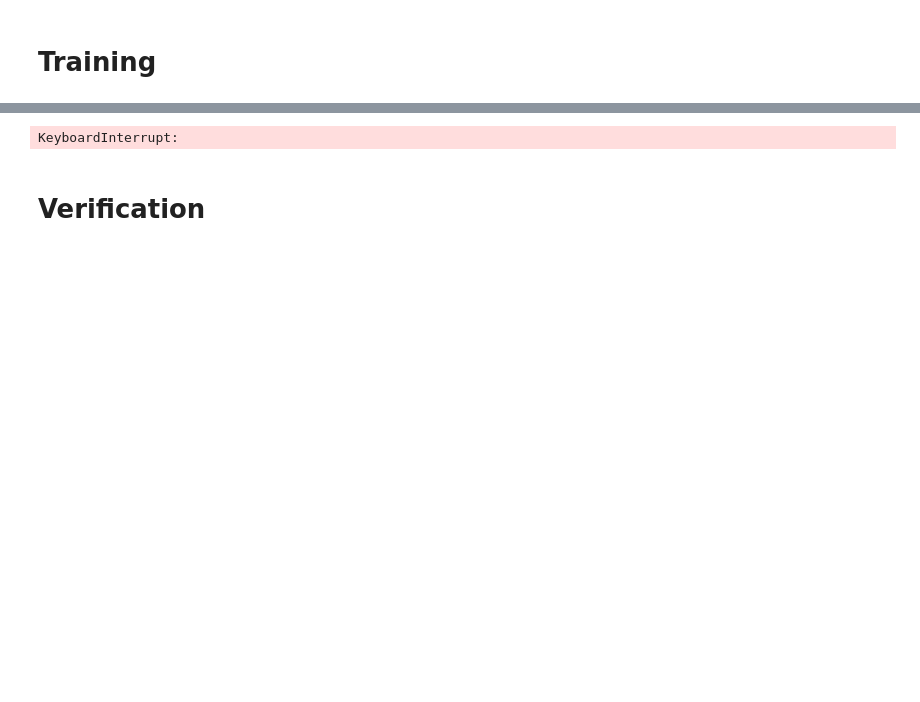
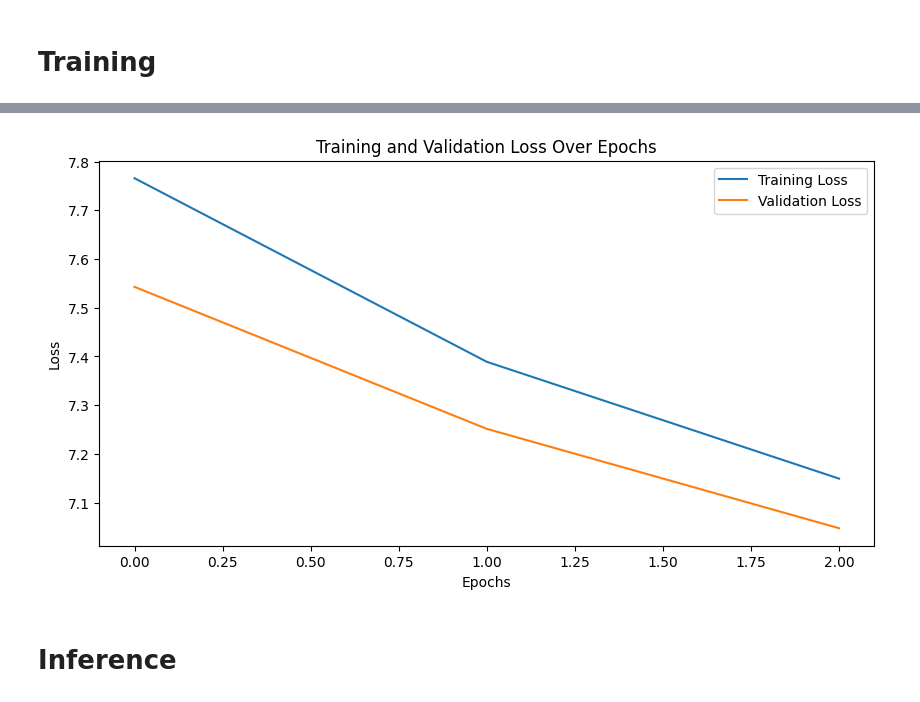
Before and after one commit to El-oan/computer_vision, a Jupyter notebook: attention/attention.ipynb, the cells around one changed output, grey strips where cells are left out. Drawn from its saved outputs; the diff is of its cells as text; code cells hidden in the pictures; blank space fills up the shorter version.

Commit message:
[ADD] simplified and plot added

```diff
--- a/attention/attention.ipynb
+++ b/attention/attention.ipynb
@@ -364,8 +368,6 @@ def run_epoch(data_iter, model, loss_compute, optimizer, scheduler, mode="train"
 # %%
 def rate(step, model_size, factor, warmup):
-    """
-    Adaptive step rate, linear warmup, then square root decay
-    """
+    "Adaptive step rate, linear warmup, then square root decay"
     if step == 0:
         step = 1
     rate = factor * (
@@ -410,11 +412,11 @@ from tokenizers.processors import TemplateProcessing
 from tokenizers.decoders import BPEDecoder
 # %%
 def load_data(data_path=DATA_PATH):
-    print(f"Reading data from {data_path}...")
     df = pd.read_csv(
         data_path,
         engine='python',        # Robust parser
-        on_bad_lines='skip'
+        on_bad_lines='skip',
+        nrows=1000000
     )
     train_src = df['fr'].tolist() # Source is French
     train_tgt = df['en'].tolist() # Target is English
@@ -479 +521,20 @@ class Embeddings(nn.Module):
+# %%
+def collate_batch(batch, src_tokenizer, tgt_tokenizer, max_padding=128, pad_id=1,):
+    "Makes every sentence have the same lenght to get a tensor"
+
+    src_list, tgt_list = [], []
+
+    for (sentence_src, sentence_tgt) in batch:
+        encoded_src = src_tokenizer.encode(sentence_src).ids
+        encoded_tgt = tgt_tokenizer.encode(sentence_tgt).ids
+        src_tensor = torch.tensor(encoded_src, dtype=torch.int64, device=DEVICE)
+        tgt_tensor = torch.tensor(encoded_tgt, dtype=torch.int64, device=DEVICE)
+
+        # Pad to fixed length
+        src_list.append(pad(src_tensor, (0, max_padding - len(src_tensor)), value=pad_id))
+        tgt_list.append(pad(tgt_tensor, (0, max_padding - len(tgt_tensor)), value=pad_id))
+
+    src = torch.stack(src_list)
+    tgt = torch.stack(tgt_list)
+    return (src, tgt)
 # %%
@@ -693,20 +671,7 @@ class DummyScheduler:
 # %%
 # Launch the training process
 if __name__ == "__main__":
-    print("Configuration loaded.")
-
-    print(f"Dataset found at {DATA_PATH}. Initializing training...")
+    print(f"Dataset found at {DATA_PATH} Initializing training...")
     tokenizer_src, tokenizer_tgt = load_tokenizers(data_path=DATA_PATH)
-    config = {
-        "batch_size": 32,
-        "distributed": False,
-        "num_epochs": 10,
-        "accum_iter": 10,
-        "base_lr": 1.0,
-        "max_padding": 72,
-        "warmup": 3000,
-        "file_prefix": "wmt14_model_",
-    }
-
-    train_model(tokenizer_src, tokenizer_tgt, config)
+    train_model(tokenizer_src, tokenizer_tgt, CONFIG)
 # %% [output]
@@ -728,6 +695,6 @@ Epoch Step:     41 | Accumulation Step:   5 | Loss:   7.83 | Tokens / Sec:  1137
-KeyboardInterrupt:
+[figure, added]
 # %% [markdown]
-# Verification
+# Inference
 # %%
 def greedy_decode(model, src, src_mask, max_len, start_symbol):
     memory = model.encode(src, src_mask)
```
Also changed, not shown: parts of 26 cells of this notebook, 3 other files.
